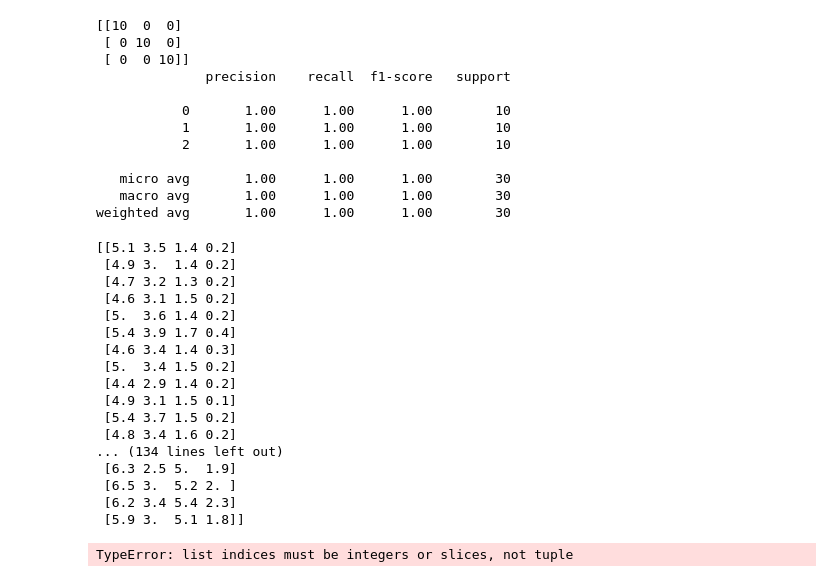
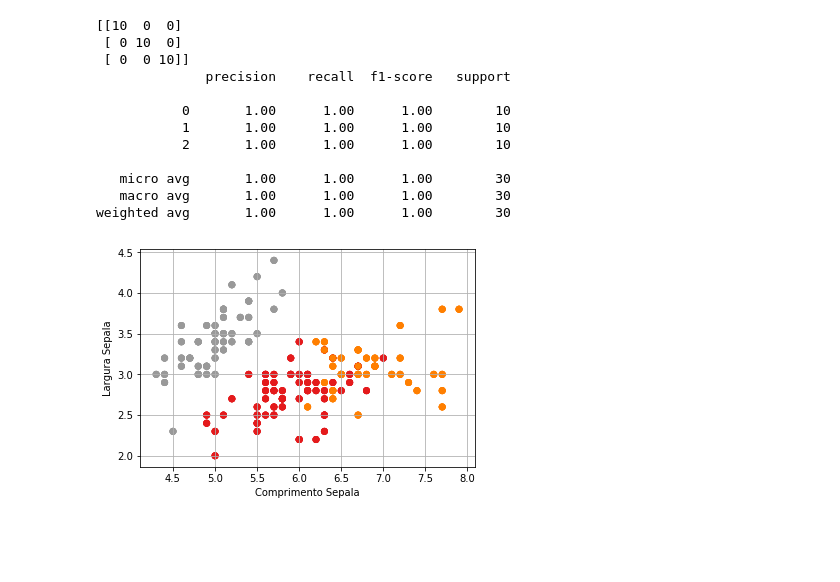
Before and after one commit to camilalopes/genetico, a Jupyter notebook: aprendizagem/apresentacao.ipynb, the cells around one changed output. Drawn from its saved outputs; the diff is of its cells as text; code cells hidden in the pictures; blank space fills up the shorter version.

Commit message:
Adiciona apresentação do kmeans

```diff
--- a/aprendizagem/apresentacao.ipynb
+++ b/aprendizagem/apresentacao.ipynb
@@ -75,39 +75,21 @@ from kmeans import Kmeans
 
 kmeans = Kmeans(3)
 kmeans.set_elementos(iris.data)
-dados_kmeans = kmeans.agrupa(50) #passa quantidade de iterações
+dados_kmeans = kmeans.agrupa(100) #passa quantidade de iterações
 # %%
 #Visualiza resultado do kmeans
 x = []
 y = []
-classe = []
+grupo = []
 for i in range(len(dados_kmeans)):
     #as duas primeiras características
     x.append(dados_kmeans[i][0][0])
     y.append(dados_kmeans[i][0][1])
-    classe.append(dados_kmeans[i][1])
-# X = X[:, :2]
-# plt.scatter(X[:, 0], X[:, 1], c=y, cmap=plt.cm.Set1)
-# plt.xlabel('Comprimento Sepala')
-# plt.ylabel('Largura Sepala')
-# plt.grid(True)
-# plt.show()
+    grupo.append(dados_kmeans[i][1])
+plt.scatter(x, y, c=grupo, cmap=plt.cm.Set1)
+plt.xlabel('Comprimento Sepala')
+plt.ylabel('Largura Sepala')
+plt.grid(True)
+plt.show()
 # %% [output]
-[[5.1 3.5 1.4 0.2]
- [4.9 3.  1.4 0.2]
- [4.7 3.2 1.3 0.2]
- [4.6 3.1 1.5 0.2]
- [5.  3.6 1.4 0.2]
- [5.4 3.9 1.7 0.4]
- [4.6 3.4 1.4 0.3]
- [5.  3.4 1.5 0.2]
- [4.4 2.9 1.4 0.2]
- [4.9 3.1 1.5 0.1]
- [5.4 3.7 1.5 0.2]
- [4.8 3.4 1.6 0.2]
-... (134 lines left out)
- [6.3 2.5 5.  1.9]
- [6.5 3.  5.2 2. ]
- [6.2 3.4 5.4 2.3]
- [5.9 3.  5.1 1.8]]
-TypeError: list indices must be integers or slices, not tuple
+[figure, added]
```
